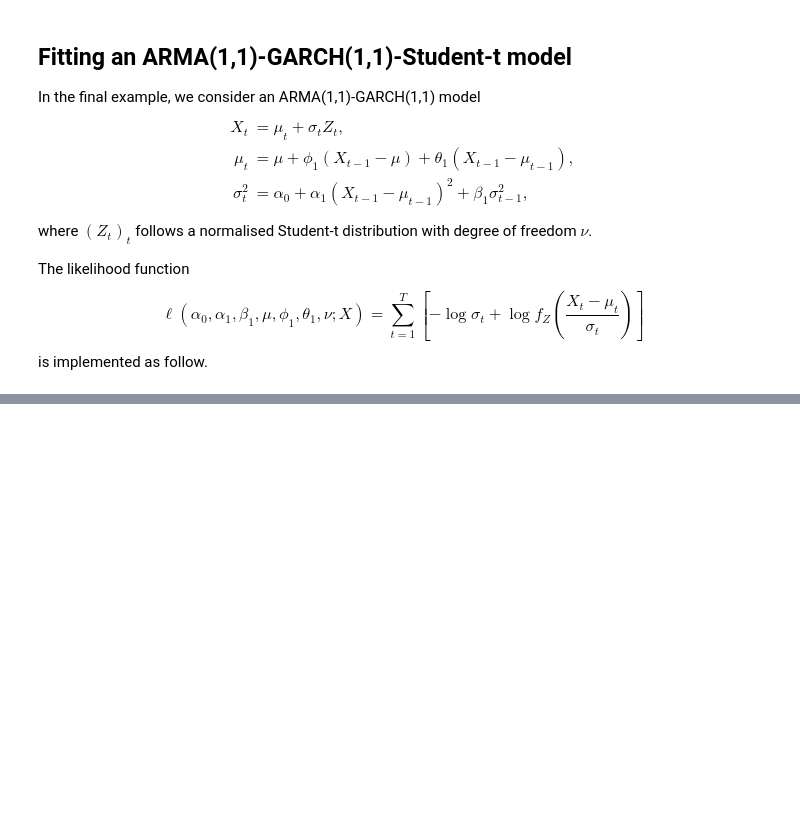
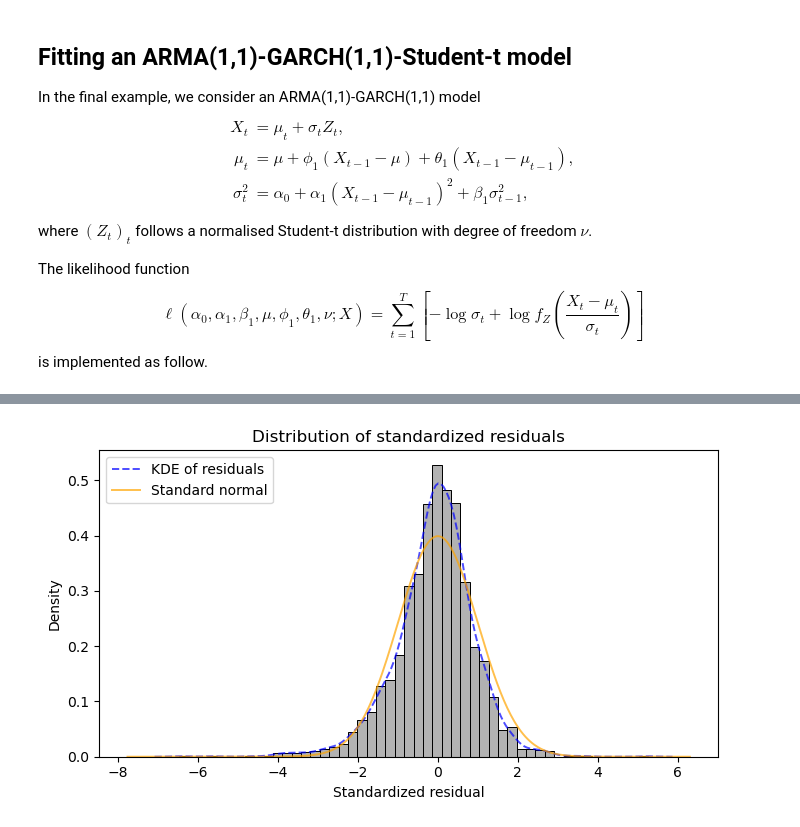
Before and after one commit to yibo-wang-25/QRM_Coursework_1, a Jupyter notebook: Part_A/code.ipynb, the cells around one changed output, grey strips where cells are left out. Cells and saved outputs as stored; diff of their text form; code cells hidden in the pictures; blank space fills up the shorter version.

```diff
--- a/Part_A/code.ipynb
+++ b/Part_A/code.ipynb
@@ -411,0 +486,45 @@ The next step is to plot some residuals and see if they follow a t-distribution
+# %%
+fig, ax = plt.subplots(figsize=(7, 4))
+
+# Histogram of standardized residuals
+sns.histplot(
+    z,
+    bins=50,
+    stat="density",
+    color="gray",
+    alpha=0.6,
+    edgecolor="black",
+    ax=ax
+)
+
+# KDE of standardized residuals
+sns.kdeplot(
+    z,
+    color="blue",
+    alpha=0.7,
+    linestyle="--",
+    linewidth=1.4,
+    label="KDE of residuals",
+    ax=ax
+)
+
+# Standard normal pdf
+ax.plot(
+    x_vals,
+    norm.pdf(x_vals, loc=0, scale=1),
+    color="orange",
+    alpha=0.7,
+    linewidth=1.4,
+    label="Standard normal"
+)
+
+ax.set_xlabel("Standardized residual")
+ax.set_ylabel("Density")
+ax.set_title("Distribution of standardized residuals")
+
+ax.legend(loc="upper left")
+
+plt.tight_layout()
+plt.show()
+# %% [output]
+[figure, added]
```
Also changed, not shown: parts of 10 cells of this notebook.
